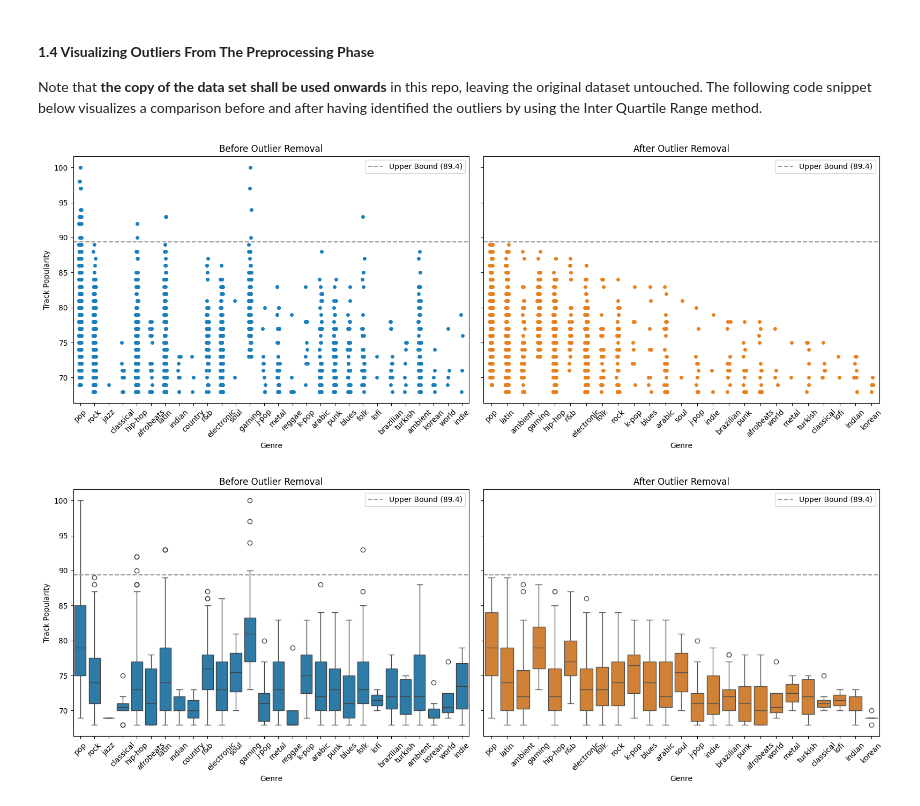
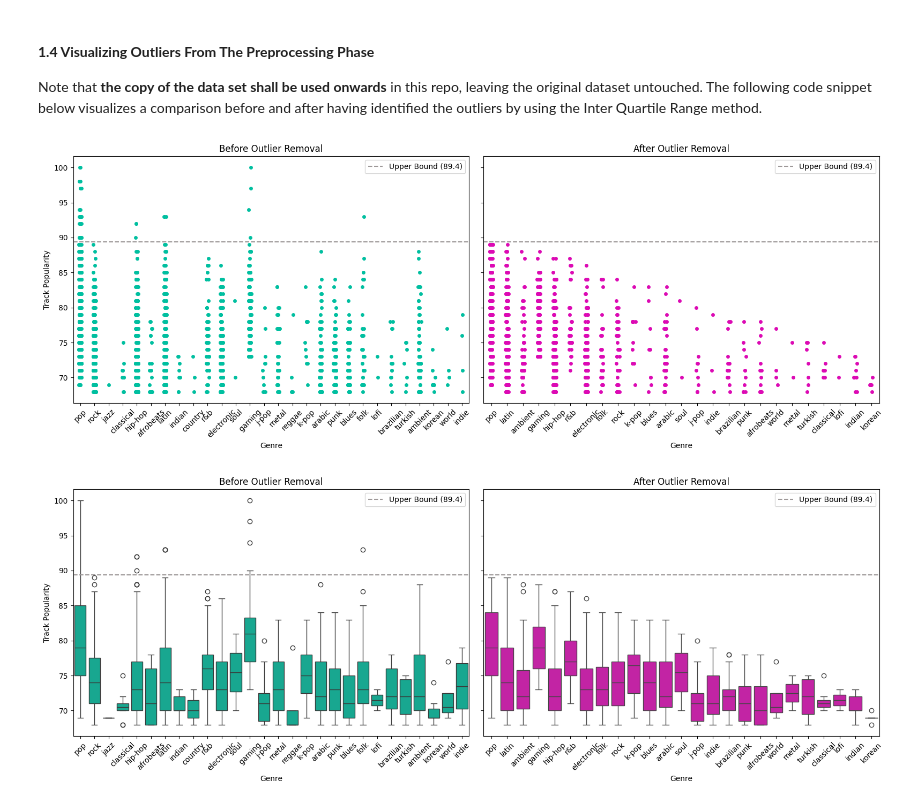
Before and after one commit to Bobberns/Beats-and-Bytes, a Jupyter notebook: 001_Overview.ipynb, the cells around one changed output. Drawn from its saved outputs; the diff is of its cells as text; code cells hidden in the pictures.

Commit message:
changed diagram colors

```diff
--- a/001_Overview.ipynb
+++ b/001_Overview.ipynb
@@ -87,7 +87,7 @@ Note that **the copy of the data set shall be used onwards** in this repo, leavi
 fig, (ax1, ax2) = plt.subplots(1, 2, figsize=(16, 6), sharey=True)
 
 # Strip plot before outlier removal
-sns.stripplot(x='playlist_genre', y='track_popularity', data=origDF, jitter=True, size=5, color='#1a80bb', ax=ax1)
+sns.stripplot(x='playlist_genre', y='track_popularity', data=origDF, jitter=True, size=5, color='#00bfa0', ax=ax1)
 ax1.axhline(y=89.4, color='#9e9999', linestyle='--', label='Upper Bound (89.4)')
 ax1.set_title('Before Outlier Removal')
 ax1.set_xlabel('Genre')
@@ -96,7 +96,7 @@ ax1.legend()
 ax1.tick_params(axis='x', rotation=45)
 
 # Strip plot after outlier removal
-sns.stripplot(x='playlist_genre', y='track_popularity', data=processedDF, jitter=True, size=5, color='#ea801c', ax=ax2)
+sns.stripplot(x='playlist_genre', y='track_popularity', data=processedDF, jitter=True, size=5, color='#dc0ab4', ax=ax2)
 ax2.axhline(y=89.4, color='#9e9999', linestyle='--', label='Upper Bound (89.4)')
 ax2.set_title('After Outlier Removal')
 ax2.set_xlabel('Genre')
@@ -108,31 +108,31 @@ plt.tight_layout()
 plt.savefig('Diagrams/scatter_plot_genre_popularity.png', dpi=1000, bbox_inches='tight')
 plt.show()
 # %% [output]
-[figure, old version]
+[figure, new version]
 # %%
 # Create side-by-side box plots before and after preprocessing
 fig, (ax1, ax2) = plt.subplots(1, 2, figsize=(16, 6), sharey=True)
 
 # Box plot before outlier removal
-sns.boxplot(x='playlist_genre', y='track_popularity', data=origDF, color='#1a80bb', ax=ax1)
+sns.boxplot(x='playlist_genre', y='track_popularity', data=origDF, color='#00bfa0', ax=ax1)
 ax1.axhline(y=89.4, color='#9e9999', linestyle='--', label='Upper Bound (89.4)')
 ax1.set_title('Before Outlier Removal')
 ax1.set_xlabel('Genre')
 ax1.set_ylabel('Track Popularity')
 ax1.legend()
 ax1.tick_params(axis='x', rotation=45)
 
 # Box plot after outlier removal
-sns.boxplot(x='playlist_genre', y='track_popularity', data=processedDF, color='#ea801c', ax=ax2)
+sns.boxplot(x='playlist_genre', y='track_popularity', data=processedDF, color='#dc0ab4', ax=ax2)
 ax2.axhline(y=89.4, color='#9e9999', linestyle='--', label='Upper Bound (89.4)')
 ax2.set_title('After Outlier Removal')
 ax2.set_xlabel('Genre')
 ax2.set_ylabel('')
 ax2.legend()
 ax2.tick_params(axis='x', rotation=45)
 
 plt.tight_layout()
 plt.savefig('Diagrams/box_plot_genre_popularity.png', dpi=1000, bbox_inches='tight')
 plt.show()
 # %% [output]
-[figure, old version]
+[figure, new version]
```
Also changed, not shown: 2 other files.
